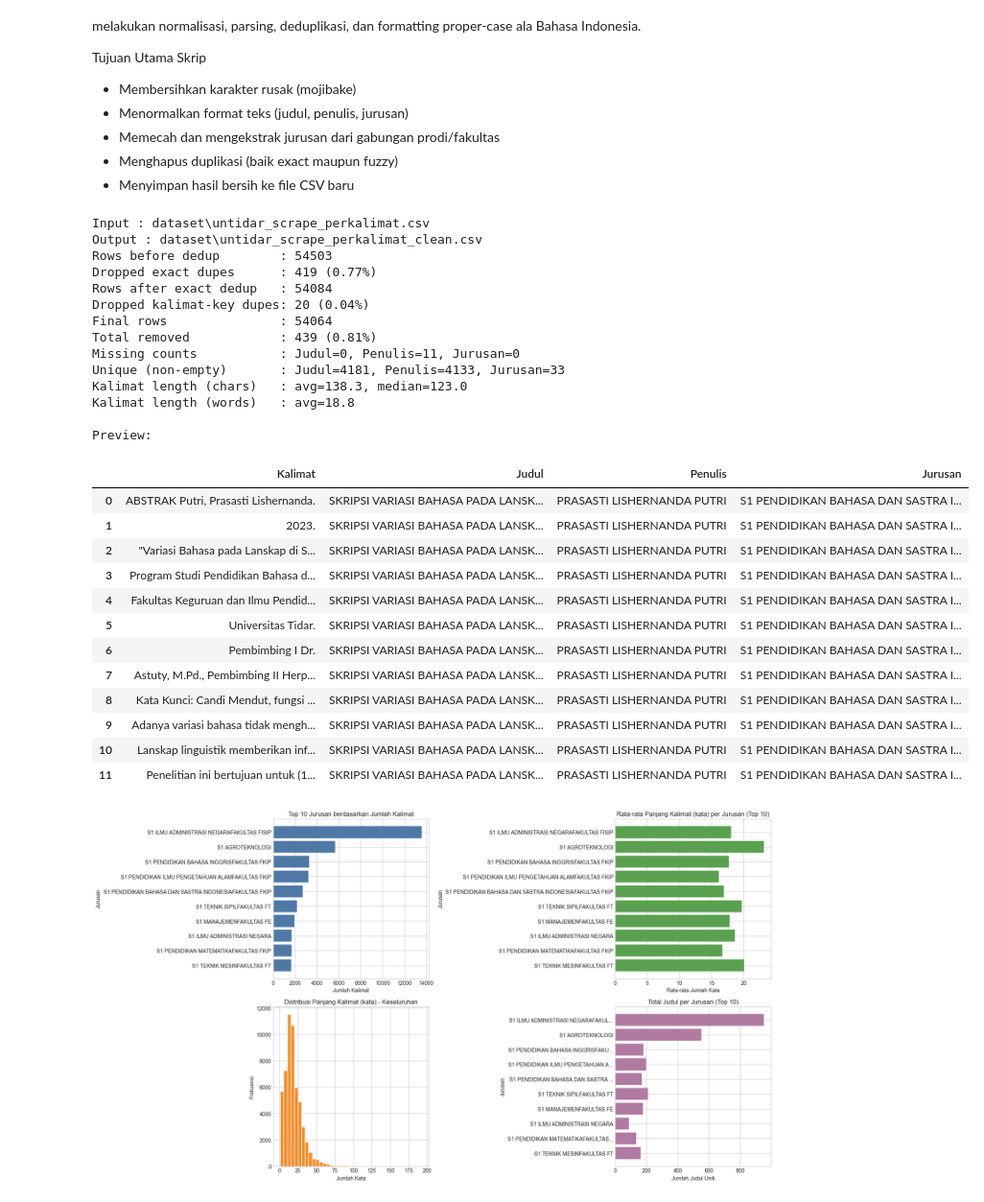
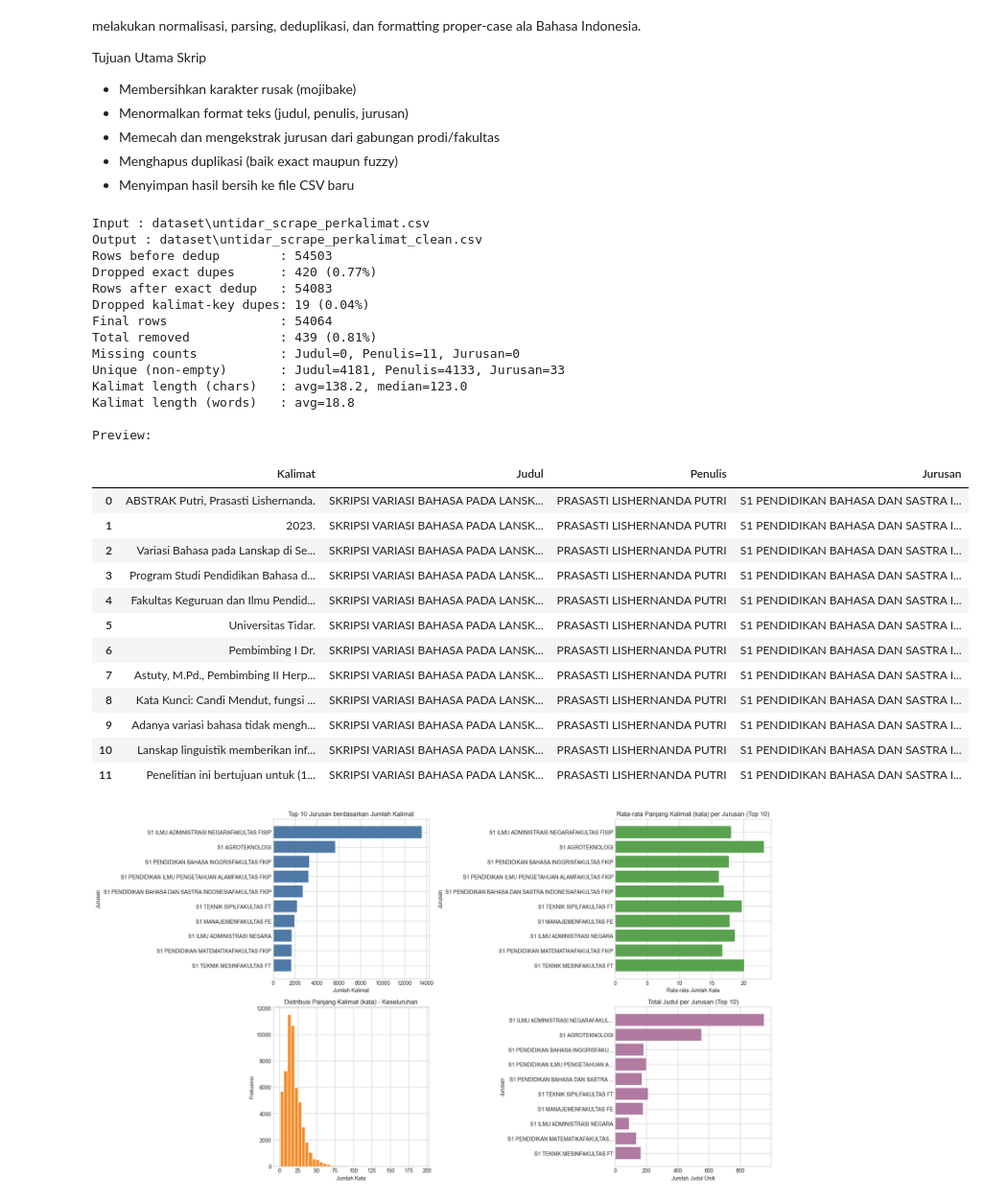
Before and after one commit to ProfDARA/inkspire_final, a Jupyter notebook: TERA_Model_Scoring.ipynb, the cells around one changed output. Shown at 96% size. Drawn from its saved outputs; the diff is of its cells as text; code cells hidden in the pictures.

```diff
--- a/TERA_Model_Scoring.ipynb
+++ b/TERA_Model_Scoring.ipynb
@@ -187,29 +187,18 @@ def fix_mojibake(text: Optional[str]) -> Optional[str]:
 
 def clean_quotes(text: Optional[str]) -> Optional[str]:
     """
-    Hapus kutip yang tidak perlu:
-      - strip kutip/whitespace di awal/akhir (contoh: '" kalimat "' -> 'kalimat')
-      - hapus kutip yang berdiri sendiri di tengah (contoh: 'foo " bar' -> 'foo bar')
-    Tetap mempertahankan kutip kalau benar-benar bagian dari teks (contoh: kata dalam kutip di tengah
-    yang diinginkan kemungkinan kecil pada dataset ini — kalau mau hapus semua kutip, bisa disederhanakan).
+    Hapus semua jenis tanda petik dari teks (ASCII + smart quotes),
+    sekaligus normalisasi spasinya.
     """
     if text is None or (isinstance(text, float) and pd.isna(text)):
         return None
     s = str(text)
 
-    # 1) Hilangkan kutip/spaces di tepi string
-    # mencakup ASCII quotes dan beberapa smart quotes unicode
-    edge_quotes = r'^[\s\'"“”‘’\u00A0\uFEFF]+|[\s\'"“”‘’\u00A0\uFEFF]+$'
-    s = re.sub(edge_quotes, '', s)
+    # hapus semua quote characters
+    s = re.sub(r"[\'\"“”‘’`´]", "", s)
 
-    # 2) Ganti pola spasi + quote + spasi -> satu spasi (kutip berdiri sendiri)
-    s = re.sub(r'\s+[\'"“”‘’]\s+', ' ', s)
-
-    # 3) Jika masih ada kutip dobel/lebih di tepi (mis. '""kalimat""') hapus
-    s = re.sub(r'^[\'"]+|[\'"]+$', '', s)
-
-    # 4) normalisasi spasi lagi
-    s = re.sub(r'\s+', ' ', s).strip()
+    # collapse dan strip
+    s = re.sub(r"\s+", " ", s).strip()
     return s
 
 # bagian untuk menghilangkan kalimat sangat pendek (misal "Ok", "Ya", "No")
@@ -394,7 +383,7 @@ def main() -> None:
 
     # Bersih teks & Proper Case
     for c in ["Kalimat", "Judul", "Penulis", "Jurusan"]:
-        df[c] = df[c].map(fix_mojibake)
+        df[c] = df[c].map(lambda x: clean_quotes(fix_mojibake(x)))
 
     # proper-case; untuk Kalimat biarkan apa adanya (jangan title-case)
     df["Judul"] = df["Judul"].map(proper_case_id)
@@ -473,38 +462,38 @@ def main() -> None:
     avg_char = float(char_len.mean() or 0)
     med_char = float(char_len.median() or 0)
     avg_words = float(word_len.mean() or 0)
 
     print(f"Kalimat length (chars)   : avg={avg_char:.1f}, median={med_char:.1f}")
     print(f"Kalimat length (words)   : avg={avg_words:.1f}")
 
     print("\nPreview:")
     try:
         from IPython.display import display
         display(df_final.head(12))
     except Exception:
         print(df_final.head(12).to_string(index=False))
 
 if __name__ == "__main__":
     main()
 # %% [output]
 Input : dataset\untidar_scrape_perkalimat.csv
 Output : dataset\untidar_scrape_perkalimat_clean.csv
 Rows before dedup        : 54503
-Dropped exact dupes      : 419 (0.77%)
-Rows after exact dedup   : 54084
-Dropped kalimat-key dupes: 20 (0.04%)
+Dropped exact dupes      : 420 (0.77%)
+Rows after exact dedup   : 54083
+Dropped kalimat-key dupes: 19 (0.04%)
 Final rows               : 54064
 Total removed            : 439 (0.81%)
 Missing counts           : Judul=0, Penulis=11, Jurusan=0
 Unique (non-empty)       : Judul=4181, Penulis=4133, Jurusan=33
-Kalimat length (chars)   : avg=138.3, median=123.0
+Kalimat length (chars)   : avg=138.2, median=123.0
 Kalimat length (words)   : avg=18.8
 
 Preview:
 |  | Kalimat | Judul | Penulis | Jurusan |
 | 0 | ABSTRAK Putri, Prasasti Lishernanda. | SKRIPSI VARIASI BAHASA PADA LANSK... | PRASASTI LISHERNANDA PUTRI | S1 PENDIDIKAN BAHASA DAN SASTRA I... |
 | 1 | 2023. | SKRIPSI VARIASI BAHASA PADA LANSK... | PRASASTI LISHERNANDA PUTRI | S1 PENDIDIKAN BAHASA DAN SASTRA I... |
-| 2 | "Variasi Bahasa pada Lanskap di S... | SKRIPSI VARIASI BAHASA PADA LANSK... | PRASASTI LISHERNANDA PUTRI | S1 PENDIDIKAN BAHASA DAN SASTRA I... |
+| 2 | Variasi Bahasa pada Lanskap di Se... | SKRIPSI VARIASI BAHASA PADA LANSK... | PRASASTI LISHERNANDA PUTRI | S1 PENDIDIKAN BAHASA DAN SASTRA I... |
 | 3 | Program Studi Pendidikan Bahasa d... | SKRIPSI VARIASI BAHASA PADA LANSK... | PRASASTI LISHERNANDA PUTRI | S1 PENDIDIKAN BAHASA DAN SASTRA I... |
 | 4 | Fakultas Keguruan dan Ilmu Pendid... | SKRIPSI VARIASI BAHASA PADA LANSK... | PRASASTI LISHERNANDA PUTRI | S1 PENDIDIKAN BAHASA DAN SASTRA I... |
 | 5 | Universitas Tidar. | SKRIPSI VARIASI BAHASA PADA LANSK... | PRASASTI LISHERNANDA PUTRI | S1 PENDIDIKAN BAHASA DAN SASTRA I... |
```
Also changed, not shown: parts of 2 cells of this notebook, 2 other files.
